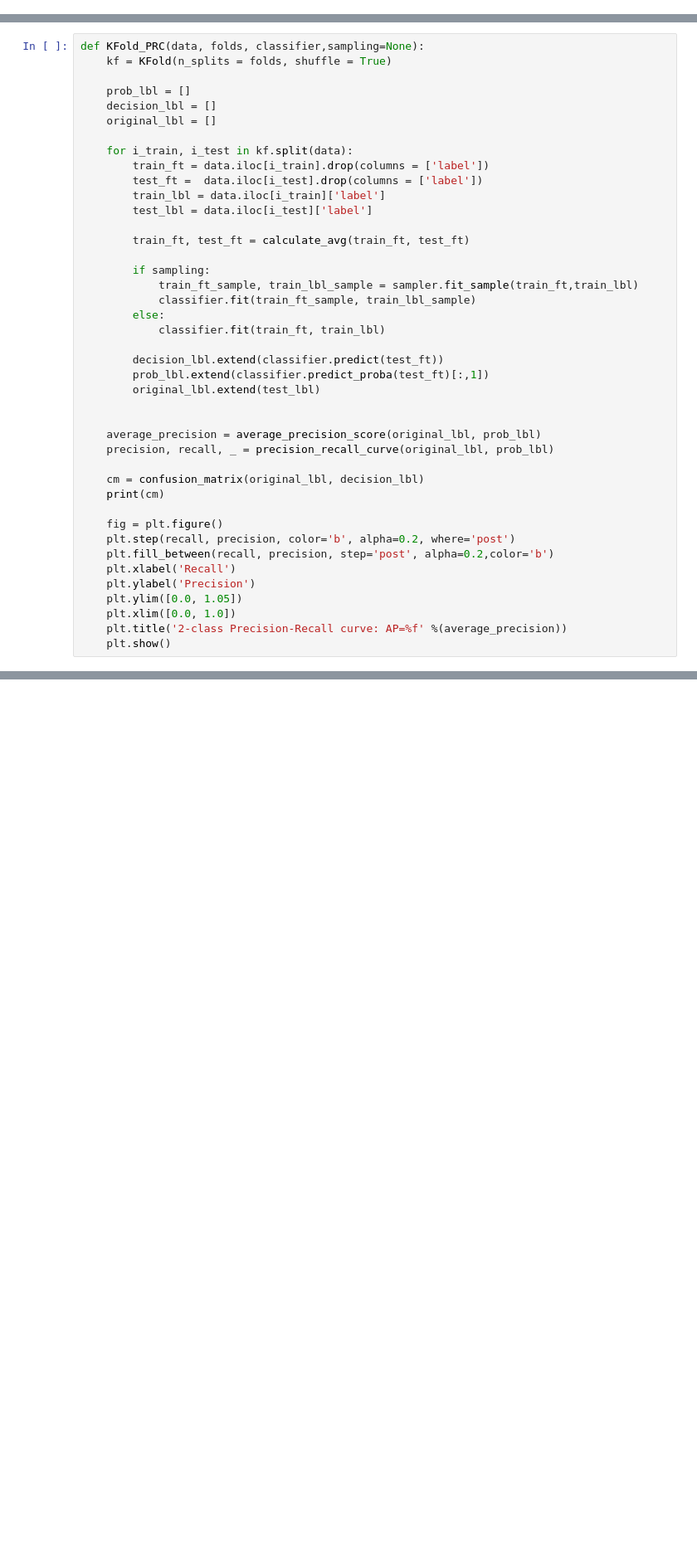
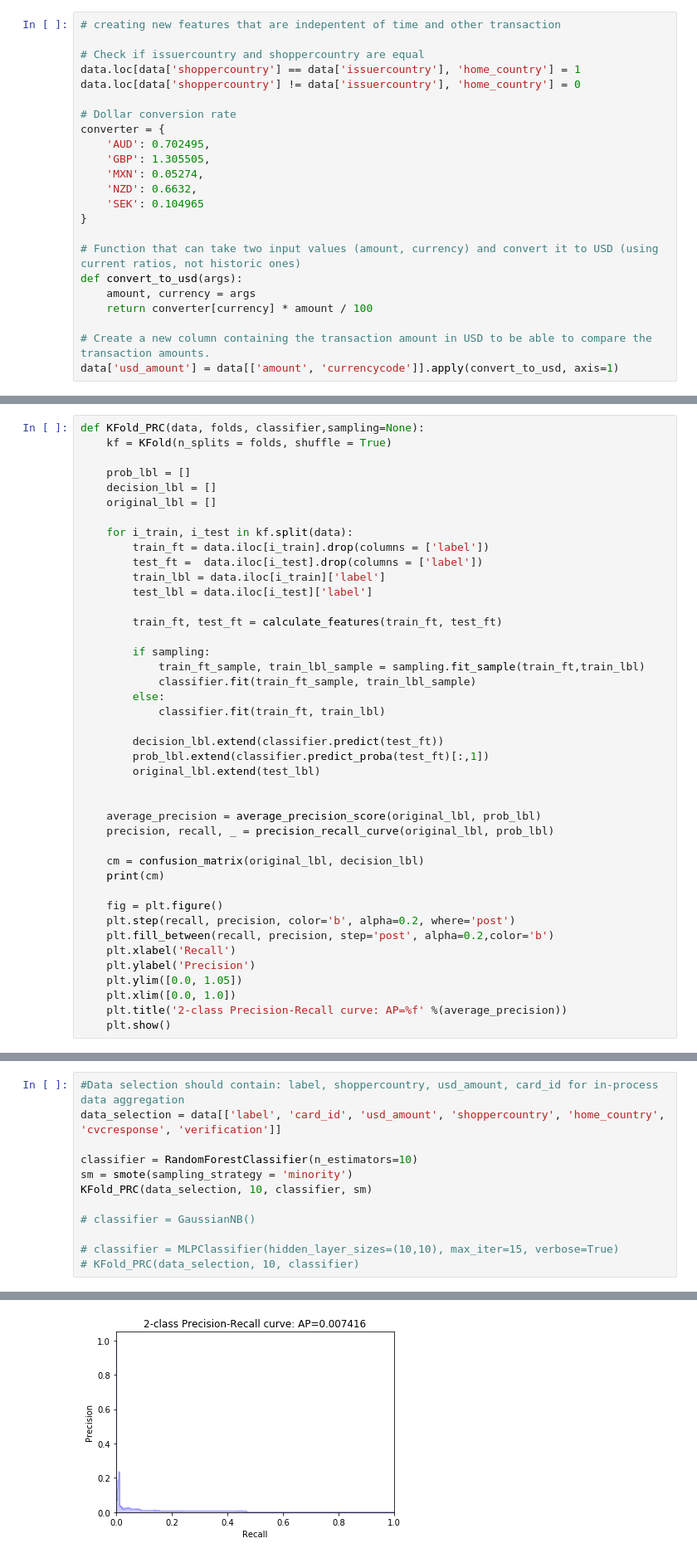
Before and after one commit to R-Graafmans/CDA_CS4035, a Jupyter notebook: Week 1 - Credit Card Fraud/main.ipynb, the cells around one changed output, grey strips where cells are left out. Shown at 83% size. Cells and saved outputs as stored; diff of their text form; blank space fills up the shorter version.

Commit message:
reorganized code for kfolding so training data doesnt have advantage of test data

```diff
--- a/Week 1 - Credit Card Fraud/main.ipynb
+++ b/Week 1 - Credit Card Fraud/main.ipynb
@@ -356,0 +388,23 @@ plt.show()
+# %%
+# creating new features that are indepentent of time and other transaction
+
+# Check if issuercountry and shoppercountry are equal
+data.loc[data['shoppercountry'] == data['issuercountry'], 'home_country'] = 1
+data.loc[data['shoppercountry'] != data['issuercountry'], 'home_country'] = 0
+
+# Dollar conversion rate
+converter = {
+    'AUD': 0.702495,
+    'GBP': 1.305505,
+    'MXN': 0.05274,
+    'NZD': 0.6632,
+    'SEK': 0.104965
+}
+
+# Function that can take two input values (amount, currency) and convert it to USD (using current ratios, not historic ones)
+def convert_to_usd(args):
+    amount, currency = args
+    return converter[currency] * amount / 100
+
+# Create a new column containing the transaction amount in USD to be able to compare the transaction amounts.
+data['usd_amount'] = data[['amount', 'currencycode']].apply(convert_to_usd, axis=1)
@@ -368,10 +424,10 @@ def KFold_PRC(data, folds, classifier,sampling=None):
         train_lbl = data.iloc[i_train]['label']
         test_lbl = data.iloc[i_test]['label']
 
-        train_ft, test_ft = calculate_avg(train_ft, test_ft)
+        train_ft, test_ft = calculate_features(train_ft, test_ft)
 
         if sampling:
-            train_ft_sample, train_lbl_sample = sampler.fit_sample(train_ft,train_lbl)
+            train_ft_sample, train_lbl_sample = sampling.fit_sample(train_ft,train_lbl)
             classifier.fit(train_ft_sample, train_lbl_sample)
         else:
             classifier.fit(train_ft, train_lbl)
@@ -424,0 +492,13 @@ KFold_PRC(df2,5, classifier, sm)
+# %%
+#Data selection should contain: label, shoppercountry, usd_amount, card_id for in-process data aggregation
+data_selection = data[['label', 'card_id', 'usd_amount', 'shoppercountry', 'home_country', 'cvcresponse', 'verification']]
+
+classifier = RandomForestClassifier(n_estimators=10)
+sm = smote(sampling_strategy = 'minority')
+KFold_PRC(data_selection, 10, classifier, sm)
+
+# classifier = GaussianNB()
+
+# classifier = MLPClassifier(hidden_layer_sizes=(10,10), max_iter=15, verbose=True)
+# KFold_PRC(data_selection, 10, classifier)
+# %% [output]
@@ -424,0 +507 @@ KFold_PRC(df2,5, classifier, sm)
+[figure, added]
```
Also changed, not shown: parts of 10 cells of this notebook.
